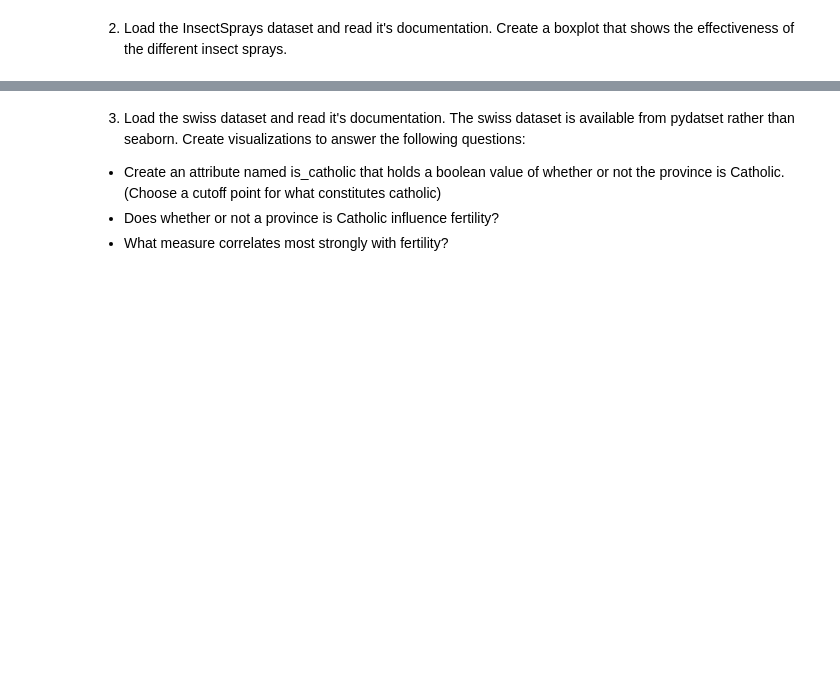
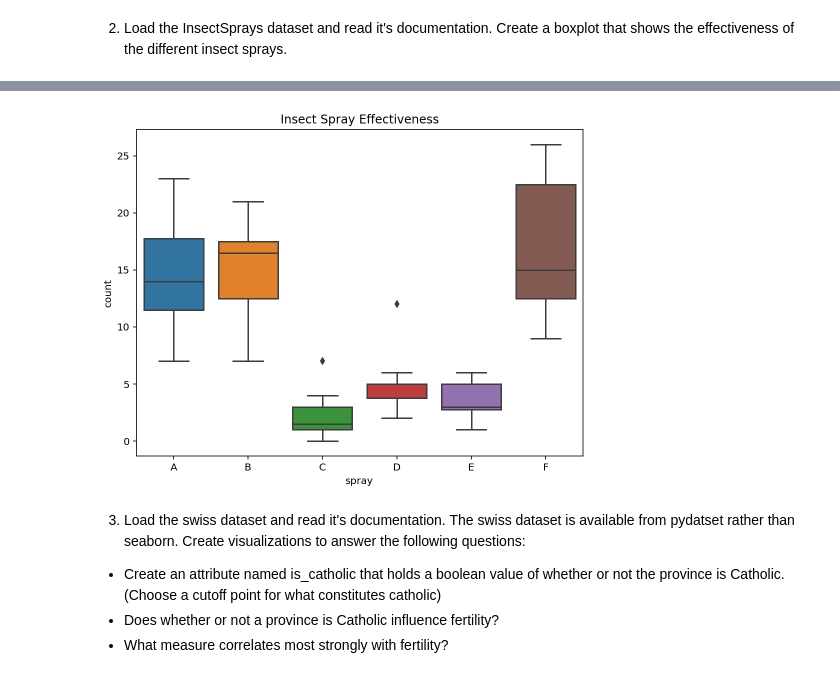
Before and after one commit to QMCBT-JustinEvans/numpy-pandas-visualization-exercises, a Jupyter notebook: seaborn_exercises.ipynb, the cells around one changed output, grey strips where cells are left out. Drawn from its saved outputs; the diff is of its cells as text; code cells hidden in the pictures; blank space fills up the shorter version.

```diff
--- a/seaborn_exercises.ipynb
+++ b/seaborn_exercises.ipynb
@@ -129,2 +199,6 @@ Plot the x and y values from the anscombe data. Each dataset should be in a sepa
 # %% [markdown]
 2. Load the InsectSprays dataset and read it's documentation. Create a boxplot that shows the effectiveness of the different insect sprays.
+# %%
+InsectSprays = data('InsectSprays')
+data('InsectSprays', show_doc = True)
+InsectSprays.head()
@@ -131,3 +229,10 @@ Plot the x and y values from the anscombe data. Each dataset should be in a sepa
+# %%
+plt.figure(figsize=(8, 6))
+sns.boxplot(y = 'count', data = InsectSprays, x = 'spray')
+plt.title('Insect Spray Effectiveness')
+plt.show()
+# %% [output]
+[figure, added]
 # %% [markdown]
 3. Load the swiss dataset and read it's documentation. The swiss dataset is available from pydatset rather than seaborn. Create visualizations to answer the following questions:
 
```
Also changed, not shown: parts of 23 cells of this notebook.
